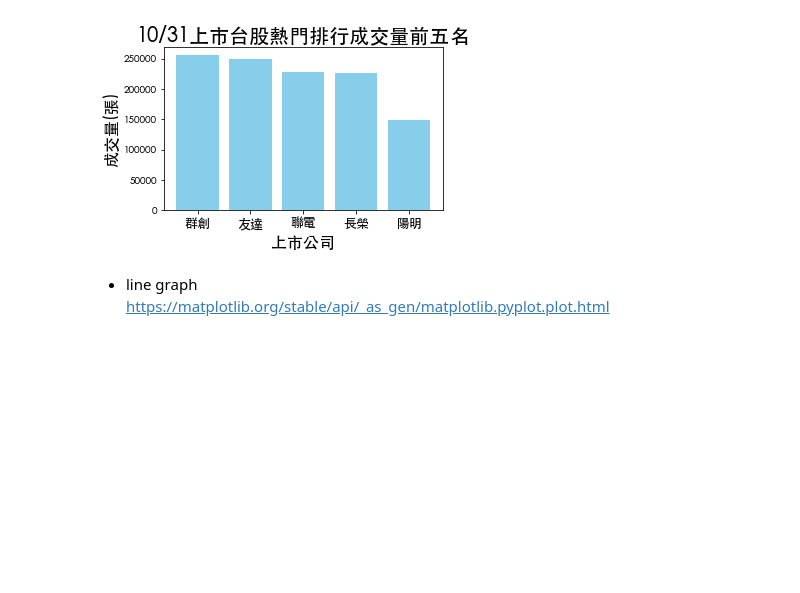
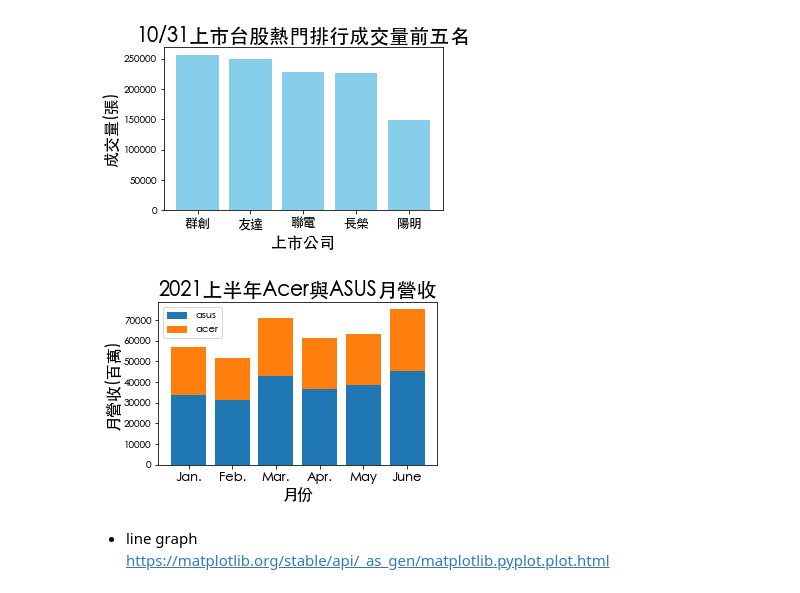
Before and after one commit to 105304039/110statistic_1, a Jupyter notebook: matplotlib(未完成).ipynb, the cells around one changed output. Drawn from its saved outputs; the diff is of its cells as text; code cells hidden in the pictures; blank space fills up the shorter version.

```diff
--- a/matplotlib(未完成).ipynb
+++ b/matplotlib(未完成).ipynb
@@ -115,6 +120,19 @@ plt.ylabel("成交量(張)")
 plt.show()
 # %% [output]
 [figure]
+# %%
+acer = [23495,20318,27744,24950,24807,30019]
+asus = [33686,31289,43129,36502,38582,45186]
+mon = ["Jan.","Feb.","Mar.","Apr.","May","June"]
+plt.title("2021上半年Acer與ASUS月營收")
+plt.bar(mon,asus,label = "asus")
+plt.bar(mon,acer,label = "acer",bottom = asus)
+plt.xlabel("月份")
+plt.ylabel("月營收(百萬)")
+plt.legend()
+plt.show()
+# %% [output]
+[figure, added]
 # %% [markdown]
 * line graph\
 https://matplotlib.org/stable/api/_as_gen/matplotlib.pyplot.plot.html
```
Also changed, not shown: parts of 20 cells of this notebook, 1 other file.
